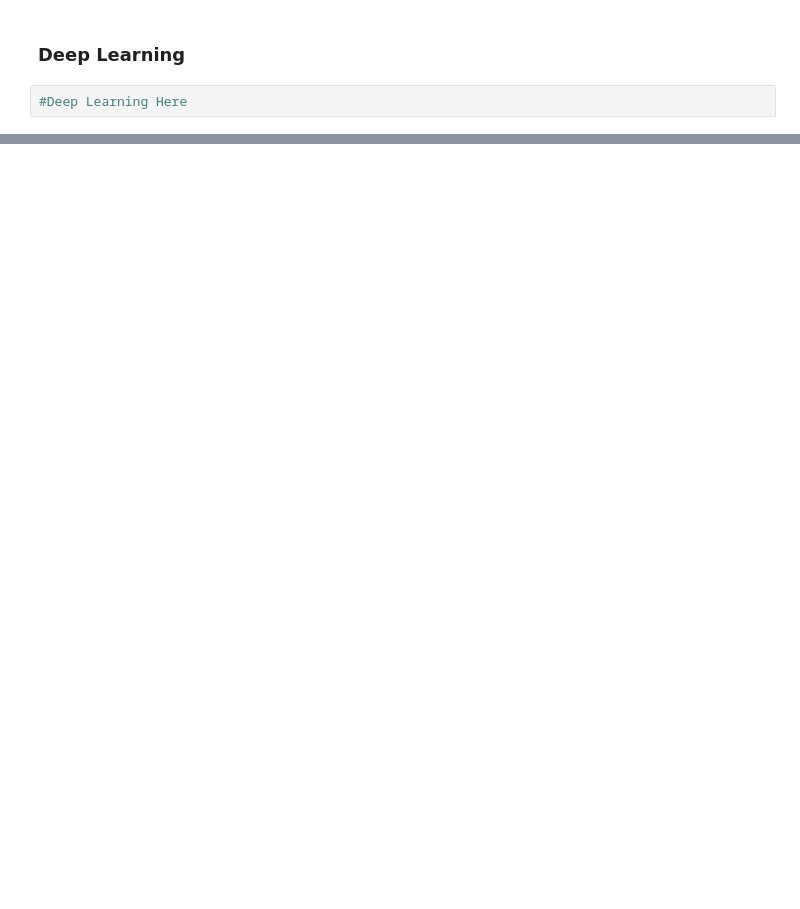
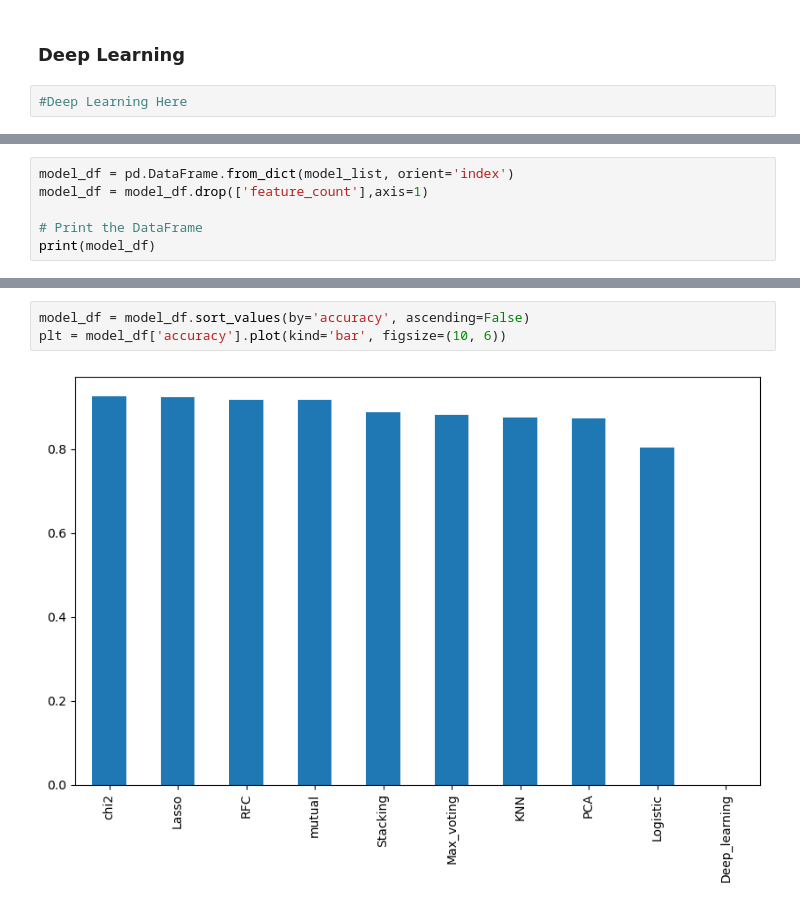
Before and after one commit to AtesBurak1/Ceng-474-Final, a Jupyter notebook: Smoking.ipynb, the cells around one changed output, grey strips where cells are left out. Saved outputs shown, nothing was run; the diff lists cells and outputs as text; blank space fills up the shorter version.

Commit message:
Added small visuals for model comparison

```diff
--- a/Smoking.ipynb
+++ b/Smoking.ipynb
@@ -577,0 +578,6 @@ The best feature selection method is 'Stacking' with an accuracy of 0.9069 and f
+# %%
+model_df = pd.DataFrame.from_dict(model_list, orient='index')
+model_df = model_df.drop(['feature_count'],axis=1)
+
+# Print the DataFrame
+print(model_df)
@@ -577,0 +596,5 @@ The best feature selection method is 'Stacking' with an accuracy of 0.9069 and f
+# %%
+model_df = model_df.sort_values(by='accuracy', ascending=False)
+plt = model_df['accuracy'].plot(kind='bar', figsize=(10, 6))
+# %% [output]
+[figure, added]
```
Also changed, not shown: parts of 16 cells of this notebook.
